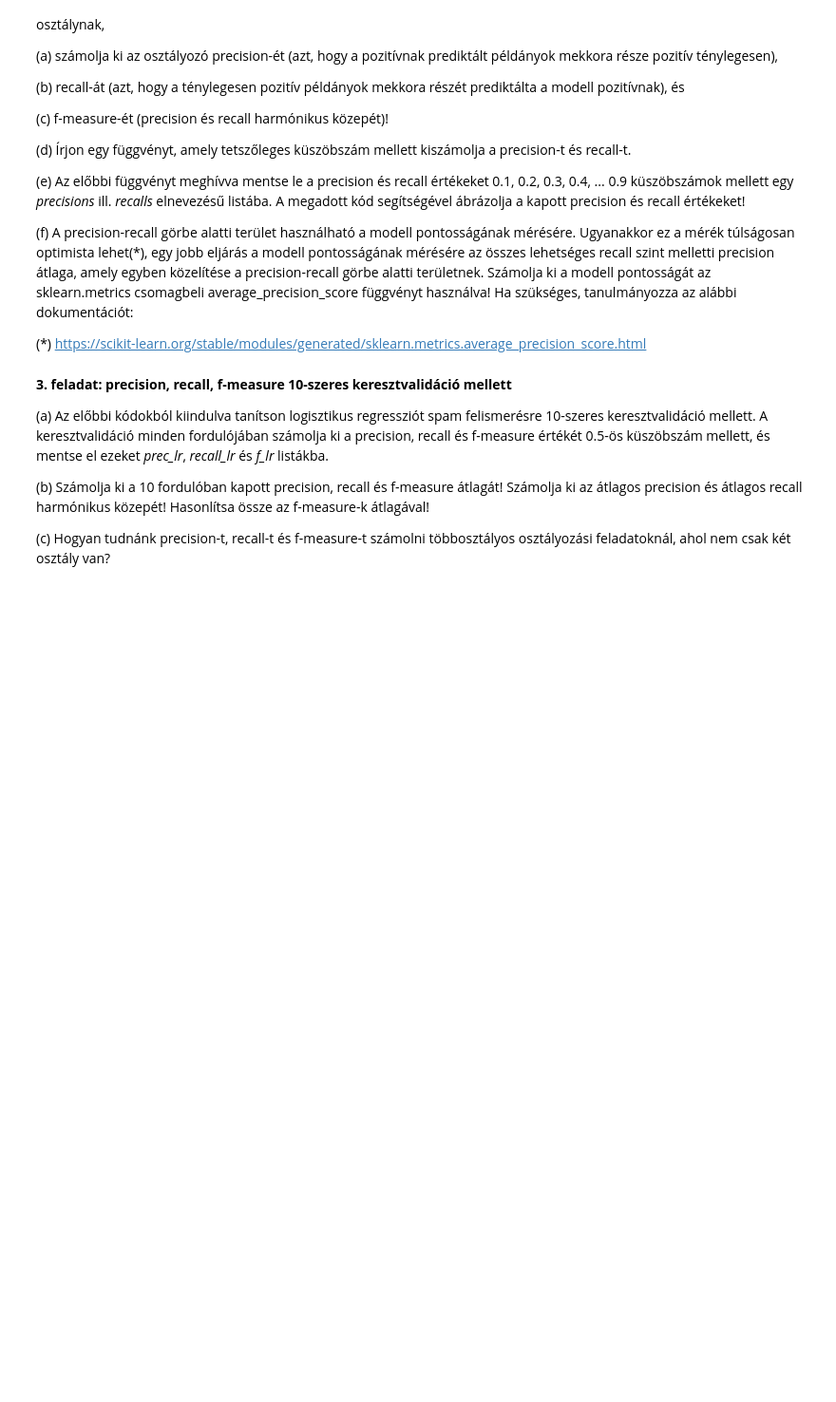
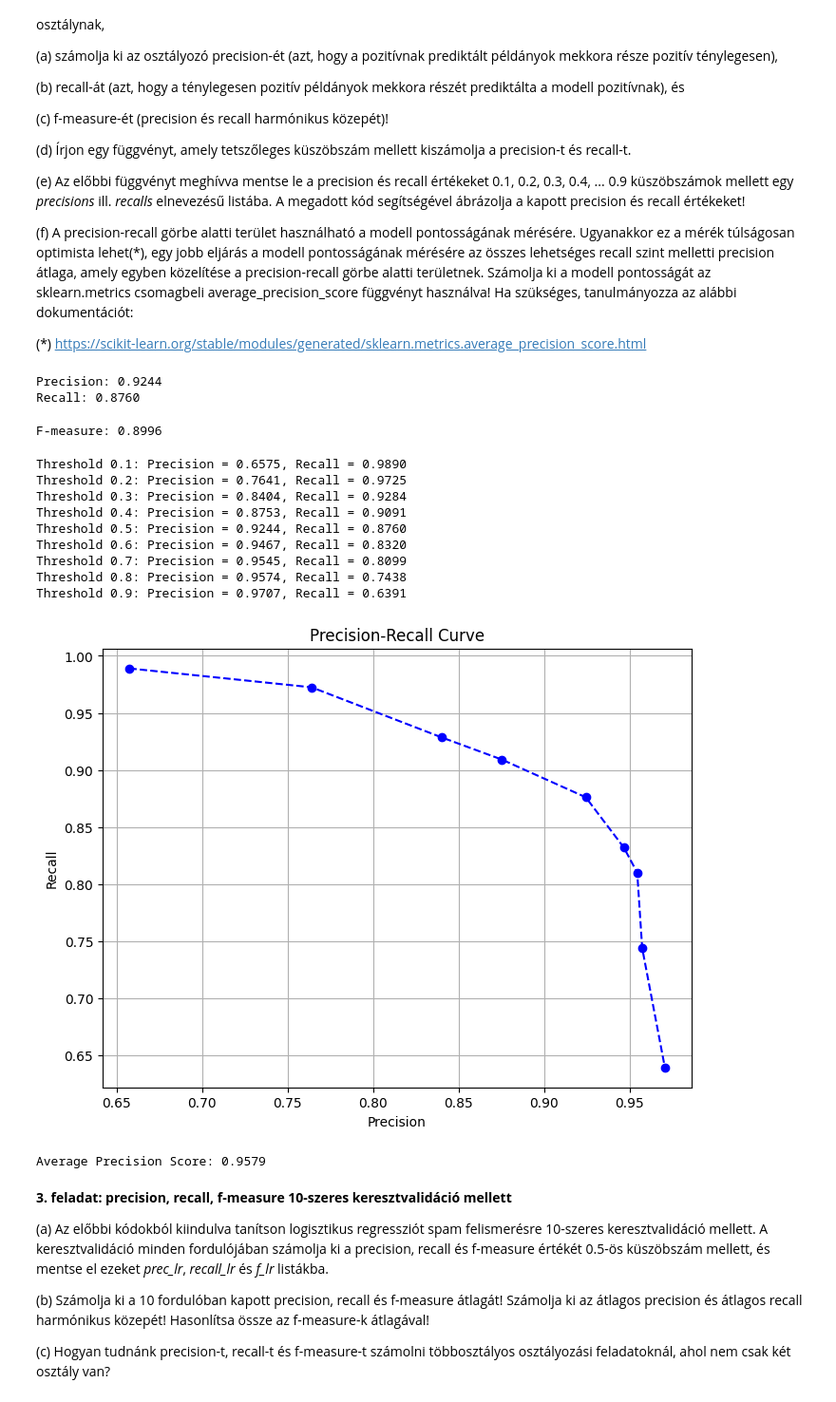
Before and after one commit to MemerGamer/IntelligensModszerekTantargy, a Jupyter notebook: Kiertekeles.ipynb, the cells around one changed output. Shown at 95% size. Drawn from its saved outputs; the diff is of its cells as text; code cells hidden in the pictures; blank space fills up the shorter version.

```diff
--- a/Kiertekeles.ipynb
+++ b/Kiertekeles.ipynb
@@ -192,7 +192,8 @@ Tanítson egy logisztikus regressziós modellet az előbbi spam-felismerési fel
 
 (*) https://scikit-learn.org/stable/modules/generated/sklearn.metrics.average_precision_score.html
 # %%
-from sklearn.linear_model import LogisticRegression
+from sklearn.metrics import precision_score, recall_score, f1_score, average_precision_score
+import matplotlib.pyplot as plt
 
 test_indices = np.array(range(0,len(data),5))
 train_indices = [i for i in range(len(data)) if i not in test_indices]
@@ -202,7 +203,7 @@ data_test    = data[test_indices]
 labels_train = labels[train_indices]
 labels_test  = labels[test_indices]
 
-model = LogisticRegression()
+model = LogisticRegression(max_iter=1000, solver="liblinear")
 model.fit(data_train, labels_train)
 
 pred = model.predict_proba(data_test)
@@ -218,3 +210,65 @@ plt.plot(precisions, recalls, linestyle='--', marker='o');
+# %%
+spam_probs = pred[:, 1]
+binary_pred = (spam_probs >= 0.5).astype(int)
+# %%
+# (a)
+precision = precision_score(labels_test, binary_pred)
+print(f"Precision: {precision:.4f}")
+# (b)
+recall = recall_score(labels_test, binary_pred)
+print(f"Recall: {recall:.4f}")
+# %% [output]
+Precision: 0.9244
+Recall: 0.8760
+# %%
+# (c)
+f_measure = f1_score(labels_test, binary_pred)
+print(f"F-measure: {f_measure:.4f}")
+# %% [output]
+F-measure: 0.8996
+# %%
+# (d)
+def calculate_precision_recall(y_true, y_scores, threshold):
+    binary_pred = (y_scores >= threshold).astype(int)
+    precision = precision_score(y_true, binary_pred)
+    recall = recall_score(y_true, binary_pred)
+    return precision, recall
+# %%
+# (e) részfeladathoz kapcsolódó kód precision és recall ábrázolására
+thresholds = np.arange(0.1, 1.0, 0.1)
+precisions = []
+recalls = []
+
+for threshold in thresholds:
+    prec, rec = calculate_precision_recall(labels_test, spam_probs, threshold)
+    precisions.append(prec)
+    recalls.append(rec)
+    print(f"Threshold {threshold:.1f}: Precision = {prec:.4f}, Recall = {rec:.4f}")
+
+plt.figure(figsize=(8, 6))
+plt.plot(precisions, recalls, linestyle='--', marker='o', color='blue')
+plt.xlabel('Precision')
+plt.ylabel('Recall')
+plt.title('Precision-Recall Curve')
+plt.grid(True)
+plt.show()
+# %% [output]
+Threshold 0.1: Precision = 0.6575, Recall = 0.9890
+Threshold 0.2: Precision = 0.7641, Recall = 0.9725
+Threshold 0.3: Precision = 0.8404, Recall = 0.9284
+Threshold 0.4: Precision = 0.8753, Recall = 0.9091
+Threshold 0.5: Precision = 0.9244, Recall = 0.8760
+Threshold 0.6: Precision = 0.9467, Recall = 0.8320
+Threshold 0.7: Precision = 0.9545, Recall = 0.8099
+Threshold 0.8: Precision = 0.9574, Recall = 0.7438
+Threshold 0.9: Precision = 0.9707, Recall = 0.6391
+[figure, added]
+# %%
+# (f)
+avg_precision = average_precision_score(labels_test, spam_probs)
+print(f"Average Precision Score: {avg_precision:.4f}")
+# %% [output]
+Average Precision Score: 0.9579
 # %% [markdown]
 **3. feladat: precision, recall, f-measure 10-szeres keresztvalidáció mellett**
 
```
Also changed, not shown: parts of 15 cells of this notebook.
